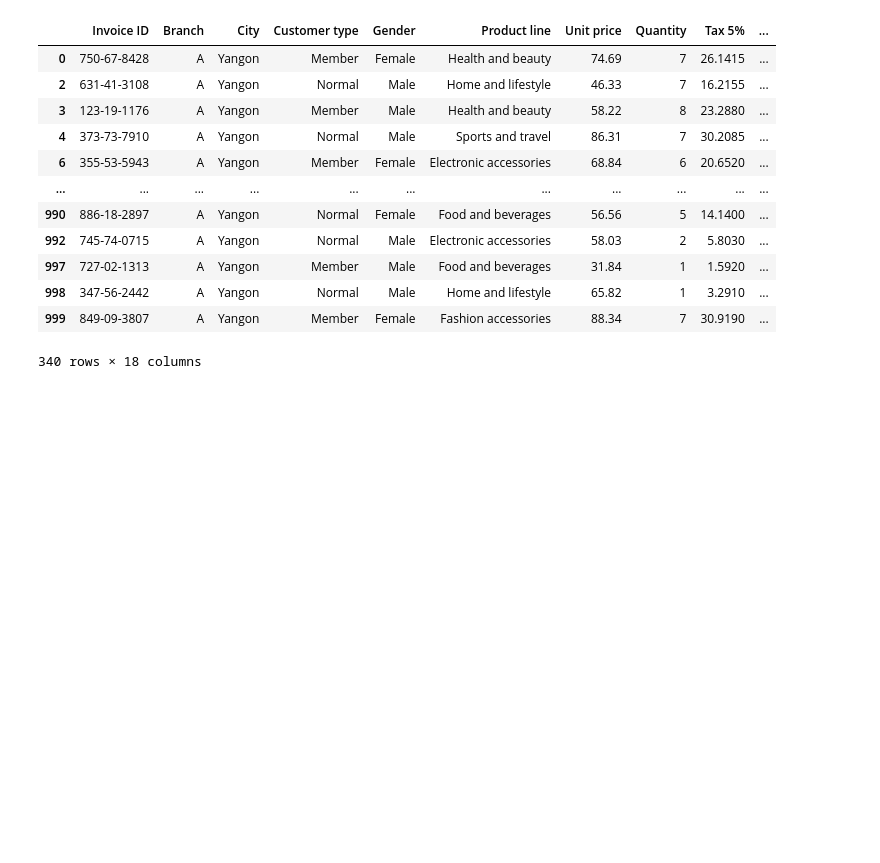
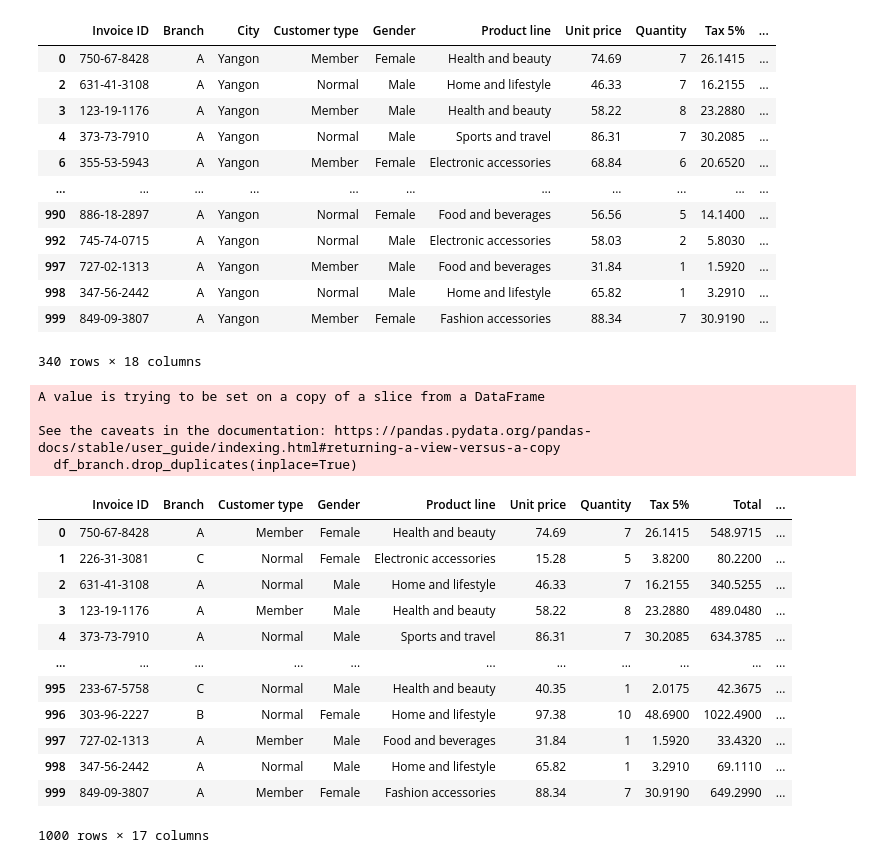
Before and after one commit to ndthanhthuyf11/Course_DA_With_R-Python, a Jupyter notebook: TroGiang/TroGiang_Buoi1.ipynb, the cells around one changed output. Cells and saved outputs as stored; diff of their text form; code cells hidden in the pictures; blank space fills up the shorter version.

```diff
--- a/TroGiang/TroGiang_Buoi1.ipynb
+++ b/TroGiang/TroGiang_Buoi1.ipynb
@@ -134,3 +136,28 @@ df_sales[(df_sales['Branch']=='A') | (df_sales['City']=='Yangon')]
 | 998 | 347-56-2442 | A | Yangon | Normal | Male | Home and lifestyle | 65.82 | 1 | 3.2910 | ... |
 | 999 | 849-09-3807 | A | Yangon | Member | Female | Fashion accessories | 88.34 | 7 | 30.9190 | ... |
 340 rows × 18 columns
+# %%
+#split into 2 tables
+df_branch = df_sales[['Branch', 'City']]
+df_branch.drop_duplicates(inplace=True)
+
+df_sales_v2 =  df_sales.drop('City', axis=1)
+df_sales_v2
+# %% [output]
+A value is trying to be set on a copy of a slice from a DataFrame
+
+See the caveats in the documentation: https://pandas.pydata.org/pandas-docs/stable/user_guide/indexing.html#returning-a-view-versus-a-copy
+  df_branch.drop_duplicates(inplace=True)
+|  | Invoice ID | Branch | Customer type | Gender | Product line | Unit price | Quantity | Tax 5% | Total | ... |
+| 0 | 750-67-8428 | A | Member | Female | Health and beauty | 74.69 | 7 | 26.1415 | 548.9715 | ... |
+| 1 | 226-31-3081 | C | Normal | Female | Electronic accessories | 15.28 | 5 | 3.8200 | 80.2200 | ... |
+| 2 | 631-41-3108 | A | Normal | Male | Home and lifestyle | 46.33 | 7 | 16.2155 | 340.5255 | ... |
+| 3 | 123-19-1176 | A | Member | Male | Health and beauty | 58.22 | 8 | 23.2880 | 489.0480 | ... |
+| 4 | 373-73-7910 | A | Normal | Male | Sports and travel | 86.31 | 7 | 30.2085 | 634.3785 | ... |
+| ... | ... | ... | ... | ... | ... | ... | ... | ... | ... | ... |
+| 995 | 233-67-5758 | C | Normal | Male | Health and beauty | 40.35 | 1 | 2.0175 | 42.3675 | ... |
+| 996 | 303-96-2227 | B | Normal | Female | Home and lifestyle | 97.38 | 10 | 48.6900 | 1022.4900 | ... |
+| 997 | 727-02-1313 | A | Member | Male | Food and beverages | 31.84 | 1 | 1.5920 | 33.4320 | ... |
+| 998 | 347-56-2442 | A | Normal | Male | Home and lifestyle | 65.82 | 1 | 3.2910 | 69.1110 | ... |
+| 999 | 849-09-3807 | A | Member | Female | Fashion accessories | 88.34 | 7 | 30.9190 | 649.2990 | ... |
+1000 rows × 17 columns
```
Also changed, not shown: parts of 5 cells of this notebook.
